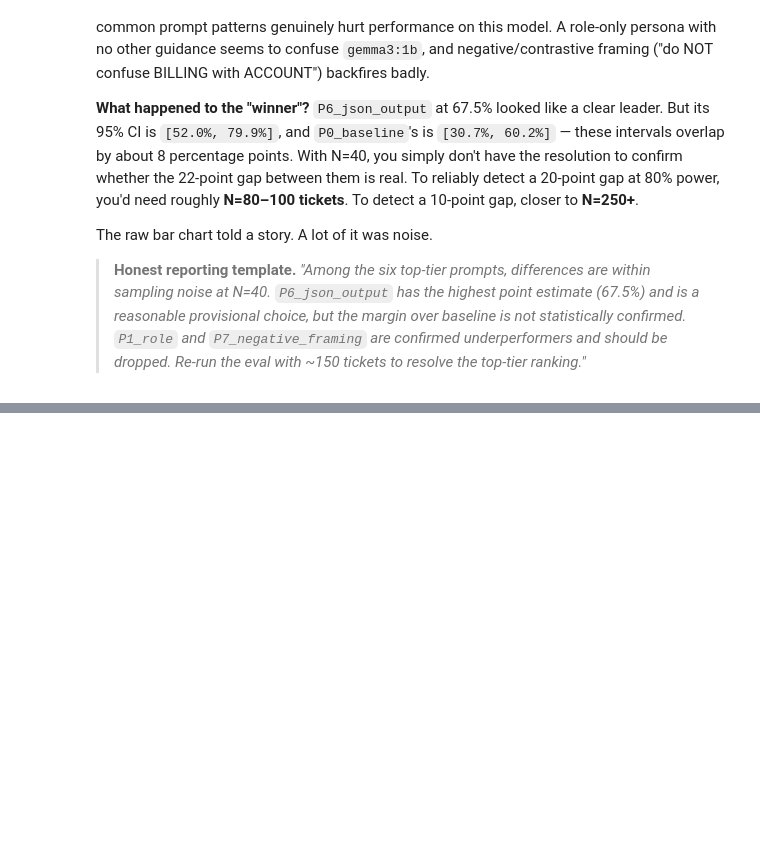
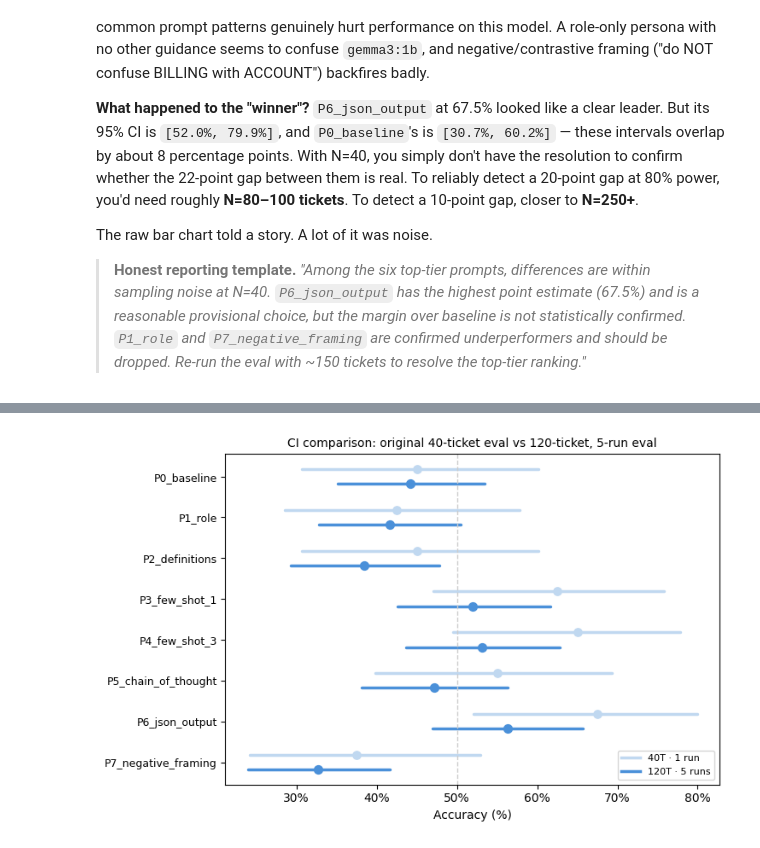
Before and after one commit to ianarawjo/evalstats, a Jupyter notebook: website/notebooks/best-prompt.ipynb, the cells around one changed output, grey strips where cells are left out. Cells and saved outputs as stored; diff of their text form; code cells hidden in the pictures; blank space fills up the shorter version.

Commit message:
Improve best prompt notebook example with multirun, expanded eval set

```diff
--- a/website/notebooks/best-prompt.ipynb
+++ b/website/notebooks/best-prompt.ipynb
@@ -236,0 +262,18 @@ The raw bar chart told a story. A lot of it was noise.
+# %%
+# Load the multi-run CSV (one row per prompt x ticket x run)
+df_mr = pd.read_csv("support_ticket_eval_multirun.csv")
+
+# Accuracy per (prompt, run) — if scores are flat across runs,
+# run-to-run variance is low and extra runs won't tighten CIs much
+run_acc = (
+    df_mr.groupby(["prompt_id", "run_idx"])["correct"]
+    .mean()
+    .unstack("run_idx")
+    .loc[PROMPTS]
+)
+run_acc.columns = [f"run {c}" for c in run_acc.columns]
+run_acc["mean"] = run_acc.mean(axis=1)
+run_acc["std"]  = run_acc.iloc[:, :5].std(axis=1)
+
+print("Per-run accuracy (temperature=0.7, 5 runs x 120 tickets):")
+print(run_acc.to_string(float_format="{:.1%}".format))
@@ -236,0 +304,69 @@ The raw bar chart told a story. A lot of it was noise.
+# %%
+# Reshape to {prompt: array of shape (120 tickets, 5 runs)}
+scores_mr = {
+    p: (
+        df_mr[df_mr["prompt_id"] == p]
+        .pivot(index="input_id", columns="run_idx", values="correct")
+        .values.tolist()
+    )
+    for p in PROMPTS
+}
+report_mr = pstats.compare_prompts(
+    scores_mr,
+    correction="holm",
+    rng=np.random.default_rng(42),
+)
+
+# 120-ticket single-run report (run 1 only) for a clean three-way comparison
+df_1run = df_mr[df_mr["run_idx"] == 1]
+scores_1run = {p: df_1run[df_1run["prompt_id"] == p]["correct"].tolist() for p in PROMPTS}
+report_1run = pstats.compare_prompts(
+    scores_1run,
+    correction="holm",
+    rng=np.random.default_rng(42),
+)
+
+# Three-way CI width table: original 40T/1R  ->  120T/1R  ->  120T/5R
+header = f"{'Prompt':<28}  {'40T · 1R':<10}  {'120T · 1R':<11}  {'120T · 5R':<11}  {'Δ tickets':<12}  {'Δ runs'}"
+print(header)
+print("-" * len(header))
+for p in PROMPTS:
+    s0 = report.model_stats[p]        # original 40-ticket eval (cell 5)
+    s1 = report_1run.model_stats[p]
+    s5 = report_mr.model_stats[p]
+    w0 = s0.ci_high - s0.ci_low
+    w1 = s1.ci_high - s1.ci_low
+    w5 = s5.ci_high - s5.ci_low
+    print(f"{p:<28}  {w0:>9.1%}  {w1:>10.1%}  {w5:>10.1%}  {w1 - w0:>+11.1%}  {w5 - w1:>+7.1%}")
+
+# Forest plot: original 40T single-run (light) vs 120T 5-run (dark)
+from matplotlib.lines import Line2D
+
+fig, ax = plt.subplots(figsize=(7.5, 4.8))
+for i, p in enumerate(reversed(PROMPTS)):
+    s0 = report.model_stats[p]
+    s5 = report_mr.model_stats[p]
+
+    # 40T single-run CI — light, offset up
+    ax.plot([s0.ci_low * 100, s0.ci_high * 100], [i + 0.18, i + 0.18],
+            color="#c0d8f0", lw=2.5, solid_capstyle="round")
+    ax.scatter([s0.mean * 100], [i + 0.18], color="#c0d8f0", s=45, zorder=4)
+
+    # 120T 5-run CI — dark, offset down
+    ax.plot([s5.ci_low * 100, s5.ci_high * 100], [i - 0.18, i - 0.18],
+            color="#4a90d9", lw=2.5, solid_capstyle="round")
+    ax.scatter([s5.mean * 100], [i - 0.18], color="#4a90d9", s=50, zorder=5)
+
+ax.axvline(50, color="#ccc", lw=1, ls="--")
+ax.set_yticks(range(len(PROMPTS)))
+ax.set_yticklabels(list(reversed(PROMPTS)), fontsize=9)
+ax.set_xlabel("Accuracy (%)")
+ax.xaxis.set_major_formatter(mticker.PercentFormatter())
+ax.set_title("CI comparison: original 40-ticket eval vs 120-ticket, 5-run eval", fontsize=10)
+ax.legend(handles=[
+    Line2D([0], [0], color="#c0d8f0", lw=2.5, label="40T · 1 run"),
+    Line2D([0], [0], color="#4a90d9", lw=2.5, label="120T · 5 runs"),
+], fontsize=8, loc="lower right")
+plt.tight_layout()
+plt.show()
+# %% [output]
@@ -236,0 +383 @@ The raw bar chart told a story. A lot of it was noise.
+[figure, added]
```
Also changed, not shown: parts of 9 cells of this notebook, 3 other files.
